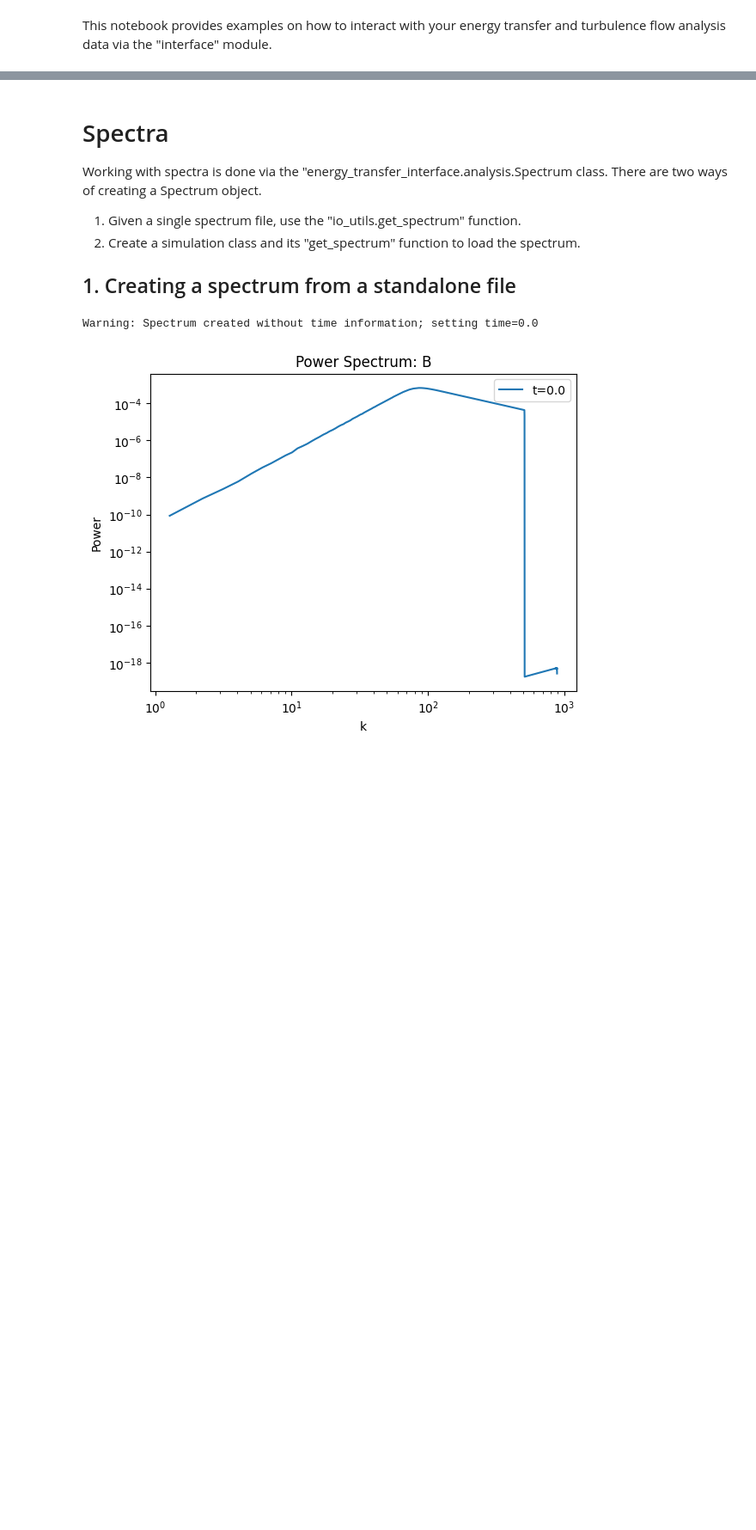
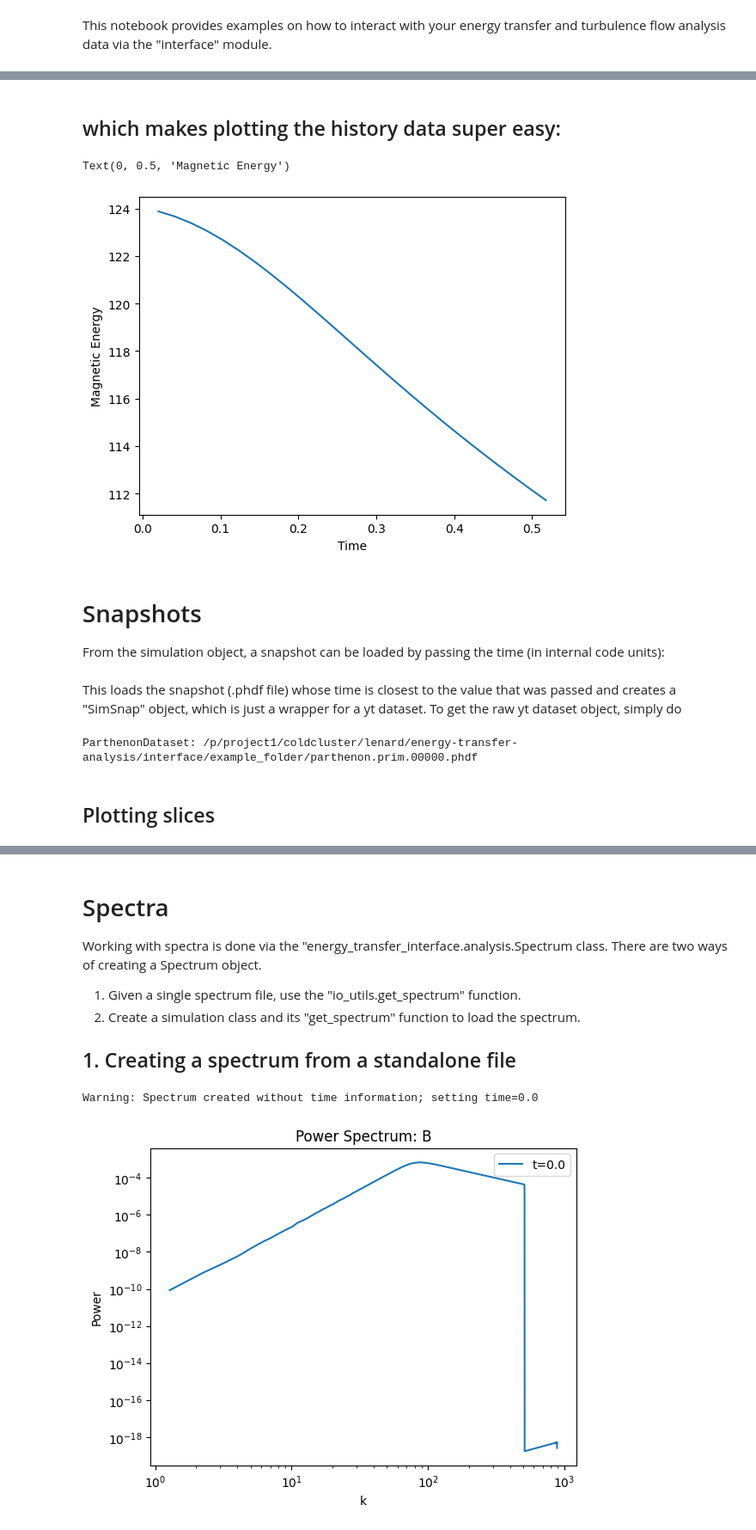
Before and after one commit to lkasselm/energy-transfer-analysis, a Jupyter notebook: interface/example_notebook.ipynb, the cells around one changed output, grey strips where cells are left out. Shown at 86% size. Cells and saved outputs as stored; diff of their text form; code cells hidden in the pictures; blank space fills up the shorter version.

Commit message:
Small changes to interface

```diff
--- a/interface/example_notebook.ipynb
+++ b/interface/example_notebook.ipynb
@@ -8,0 +13,3 @@ Simulation class objects contain all the relevant information of your "AthenaPK"
+# %%
+s = Simulation("example_folder")
+s
@@ -8,0 +46,3 @@ Simulation class objects contain all the relevant information of your "AthenaPK"
+# %%
+hst = s.history
+hst
@@ -8,0 +67,14 @@ Simulation class objects contain all the relevant information of your "AthenaPK"
+# %% [markdown]
+## which makes plotting the history data super easy:
+# %%
+from matplotlib import pyplot as plt
+plt.plot(hst["time"], hst["ME"])
+plt.xlabel("Time")
+plt.ylabel("Magnetic Energy")
+# %% [output]
+Text(0, 0.5, 'Magnetic Energy')
+[figure, added]
+# %% [markdown]
+# Snapshots
+
+From the simulation object, a snapshot can be loaded by passing the time (in internal code units):
@@ -8,0 +83,8 @@ Simulation class objects contain all the relevant information of your "AthenaPK"
+# %% [markdown]
+This loads the snapshot (.phdf file) whose time is closest to the value that was passed and creates a "SimSnap" object, which is just a wrapper for a yt dataset. To get the raw yt dataset object, simply do
+# %%
+snap.ds
+# %% [output]
+ParthenonDataset: /p/project1/coldcluster/lenard/energy-transfer-analysis/interface/example_folder/parthenon.prim.00000.phdf
+# %% [markdown]
+## Plotting slices
```
Also changed, not shown: parts of 11 cells of this notebook, 4 other files.
